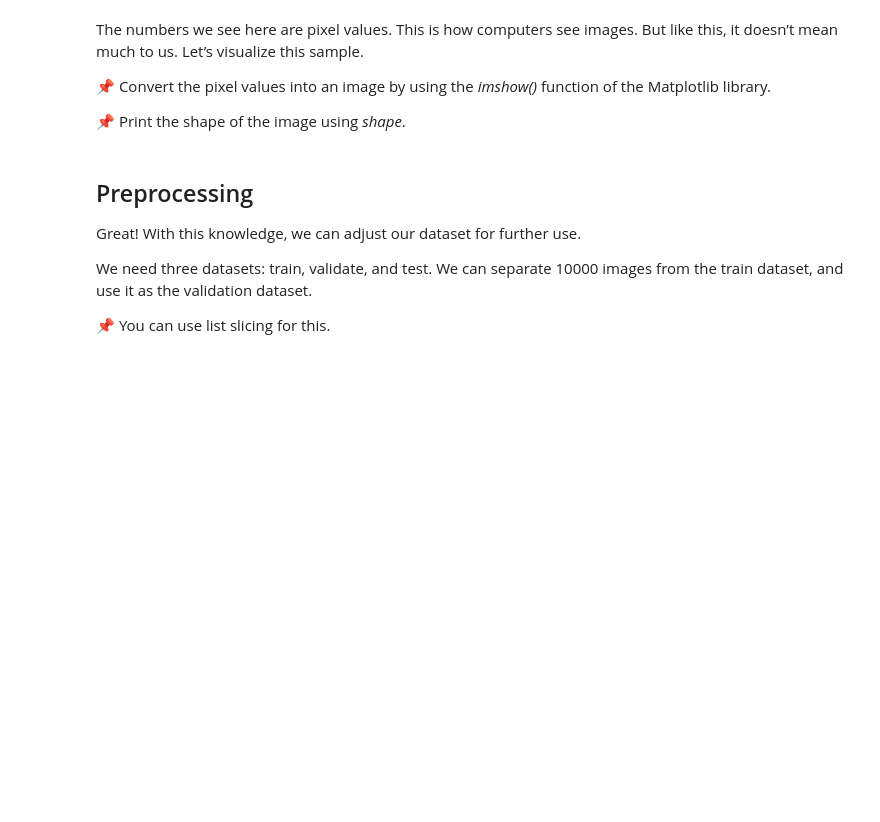
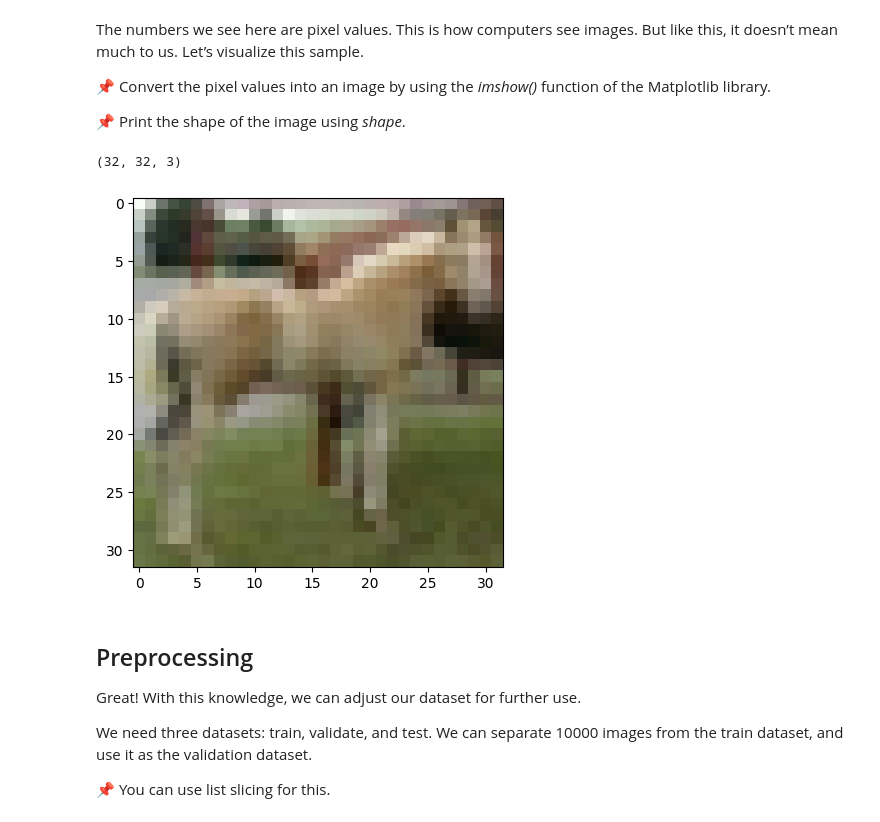
Before and after one commit to banisiri/Global-AI-Hub, a Jupyter notebook: Deep Learning/Guided_Project_2.ipynb, the cells around one changed output. Saved outputs shown, nothing was run; the diff lists cells and outputs as text; code cells hidden in the pictures; blank space fills up the shorter version.

```diff
--- a/Deep Learning/Guided_Project_2.ipynb
+++ b/Deep Learning/Guided_Project_2.ipynb
@@ -24,6 +29,7 @@ Let's download the CIFAR-10 dataset which is included in Keras and assign it to
 📌 Use the datasets.cifar10.load_data() function of the Keras.
 # %%
 # Download the cifar-10 dataset included in Keras
+(X_train,Y_train), (X_test,Y_test)=tf.keras.datasets.cifar10.load_data()
 # %% [markdown]
 Now, we can print the the number of samples in the X_train and X_test datasets to see how the dataset is distributed.
 
@@ -42,8 +70,12 @@ The numbers we see here are pixel values. This is how computers see images. But
 📌 Print the shape of the image using *shape*.
 # %%
 # Use the .imshow() function and show the plot
-
+plt.imshow(X_test[745])
 # Print the shape of the sample image
+X_test[745].shape
+# %% [output]
+(32, 32, 3)
+[figure, added]
 # %% [markdown]
 ## Preprocessing
 Great! With this knowledge, we can adjust our dataset for further use.
```
Also changed, not shown: parts of 17 cells of this notebook.
